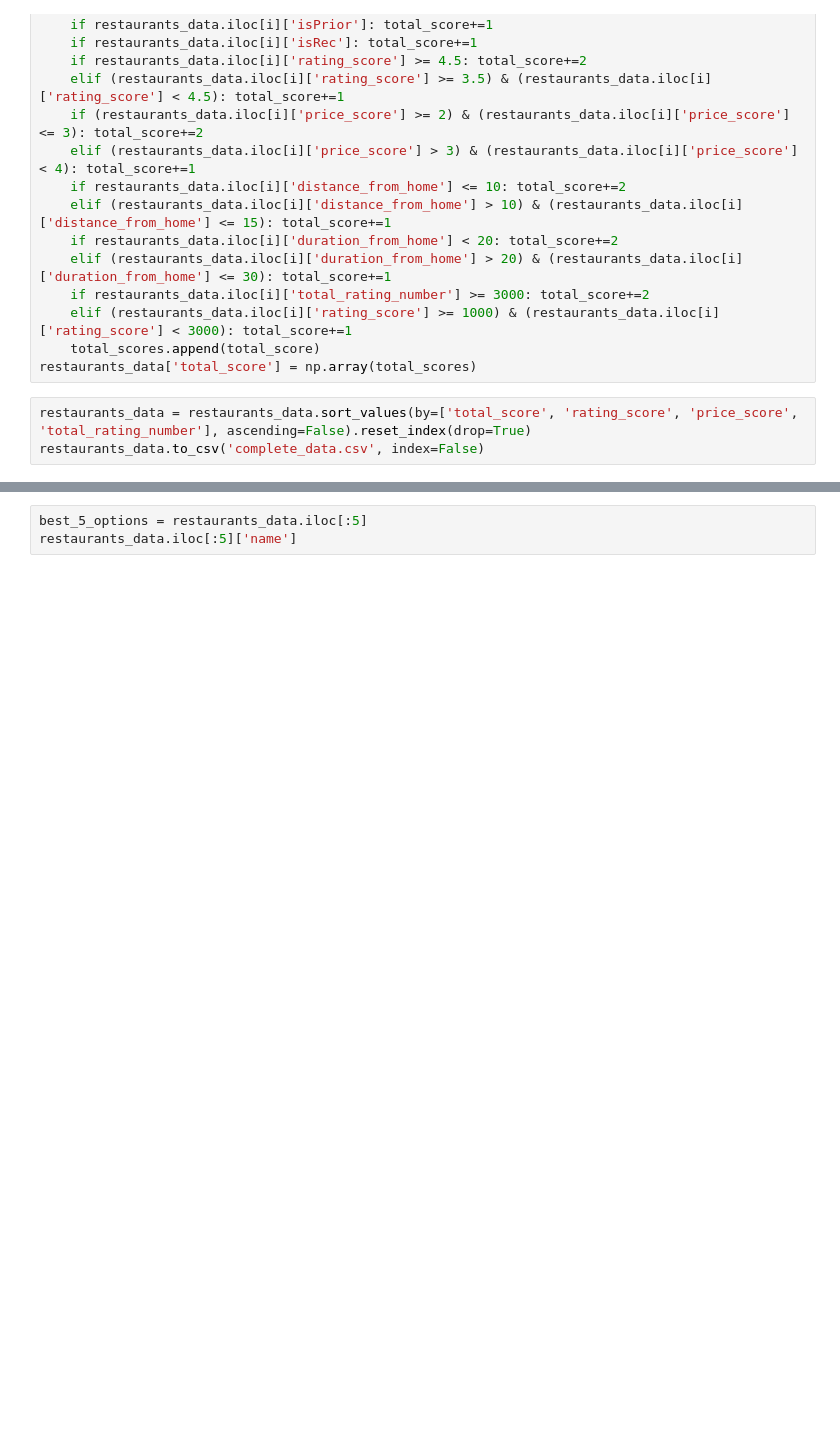
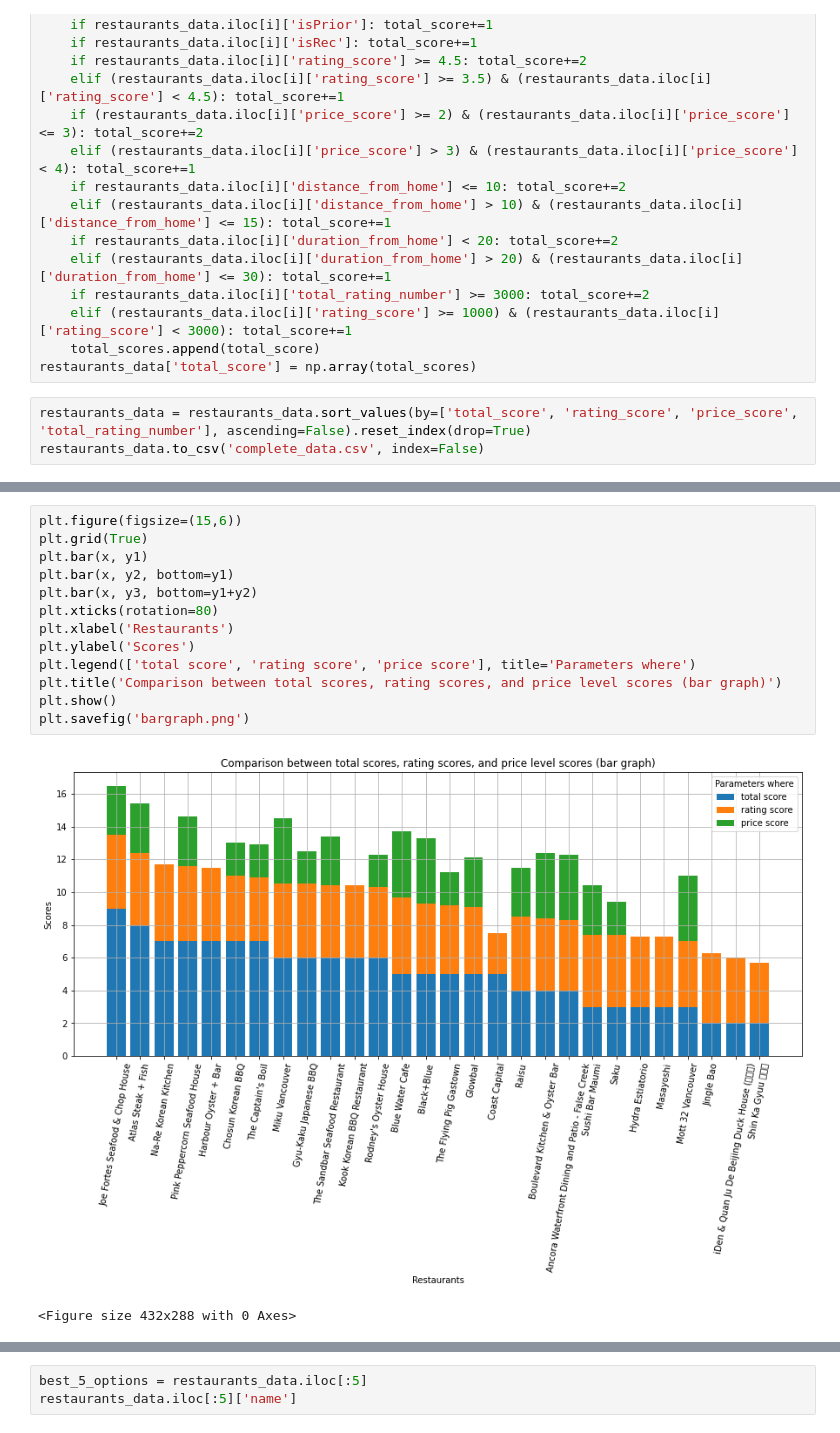
Before and after one commit to percydva/Anniversary-project, a Jupyter notebook: data_handler.ipynb, the cells around one changed output, grey strips where cells are left out. Cells and saved outputs as stored; diff of their text form; blank space fills up the shorter version.

```diff
--- a/data_handler.ipynb
+++ b/data_handler.ipynb
@@ -114,0 +115,16 @@ plt.show()
+# %%
+plt.figure(figsize=(15,6))
+plt.grid(True)
+plt.bar(x, y1)
+plt.bar(x, y2, bottom=y1)
+plt.bar(x, y3, bottom=y1+y2)
+plt.xticks(rotation=80)
+plt.xlabel('Restaurants')
+plt.ylabel('Scores')
+plt.legend(['total score', 'rating score', 'price score'], title='Parameters where')
+plt.title('Comparison between total scores, rating scores, and price level scores (bar graph)')
+plt.show()
+plt.savefig('bargraph.png')
+# %% [output]
+[figure, added]
+<Figure size 432x288 with 0 Axes>
```
Also changed, not shown: parts of 7 cells of this notebook, 3 other files.
